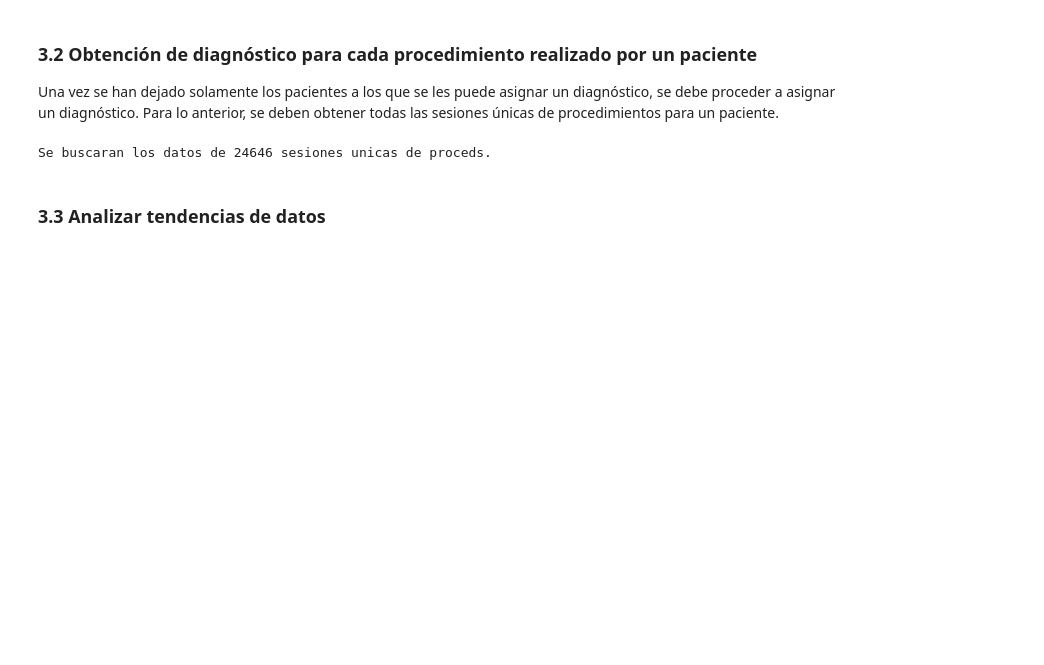
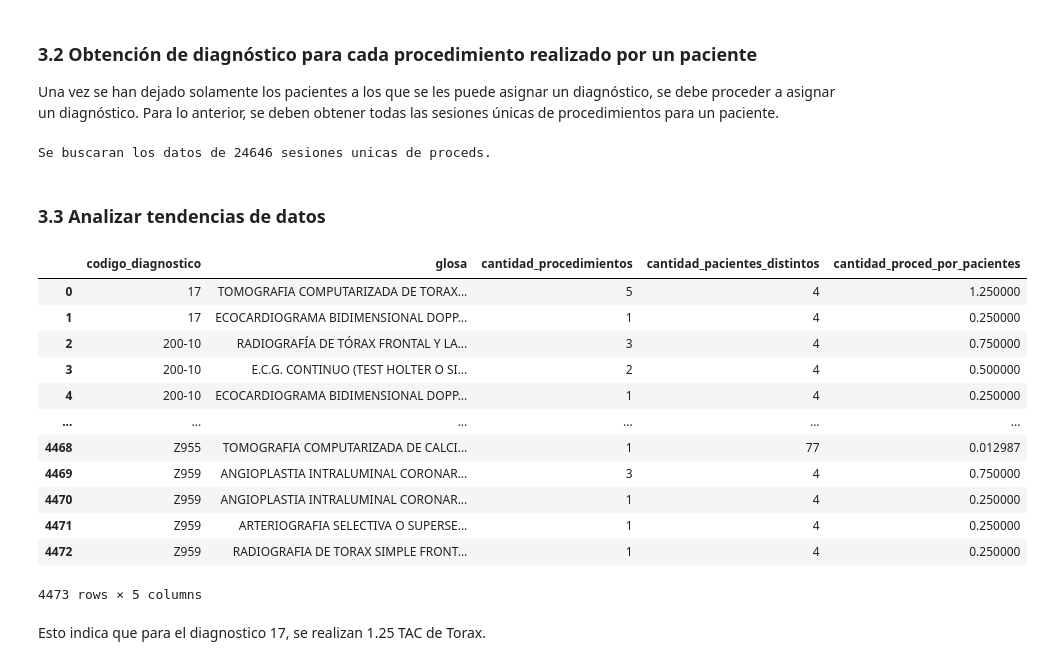
Before and after one commit to JavierRojas14/int-ambulatorio, a Jupyter notebook: notebooks/2.0-jrb-time-series-analysis.ipynb, the cells around one changed output. Saved outputs shown, nothing was run; the diff lists cells and outputs as text; code cells hidden in the pictures; blank space fills up the shorter version.

Commit message:
Reporta procedimientos por diag y paciente

```diff
--- a/notebooks/2.0-jrb-time-series-analysis.ipynb
+++ b/notebooks/2.0-jrb-time-series-analysis.ipynb
@@ -547,3 +547,44 @@ proced_con_diagnosticos = build_features.asignar_diagnosticos_a_todos_los_proced
 Se buscaran los datos de 24646 sesiones unicas de proceds.
 # %% [markdown]
 ### 3.3 Analizar tendencias de datos
+# %%
+conteo_procedimientos = proced_con_diagnosticos.groupby("codigo_diagnostico")[
+    "glosa"
+].value_counts()
+conteo_procedimientos.name = "cantidad_procedimientos"
+
+cantidad_pacientes_por_diags = proced_con_diagnosticos.groupby("codigo_diagnostico")[
+    "id_paciente"
+].nunique()
+cantidad_pacientes_por_diags.name = "cantidad_pacientes_distintos"
+# %%
+proceds_por_diagnosticos_y_pacientes = pd.merge(
+    conteo_procedimientos,
+    cantidad_pacientes_por_diags,
+    how="inner",
+    left_index=True,
+    right_index=True,
+).reset_index()
+# %%
+proceds_por_diagnosticos_y_pacientes["cantidad_proced_por_pacientes"] = (
+    proceds_por_diagnosticos_y_pacientes["cantidad_procedimientos"]
+    / proceds_por_diagnosticos_y_pacientes["cantidad_pacientes_distintos"]
+)
+# %%
+display(proceds_por_diagnosticos_y_pacientes)
+# %% [output]
+|  | codigo_diagnostico | glosa | cantidad_procedimientos | cantidad_pacientes_distintos | cantidad_proced_por_pacientes |
+| 0 | 17 | TOMOGRAFIA COMPUTARIZADA DE TORAX... | 5 | 4 | 1.250000 |
+| 1 | 17 | ECOCARDIOGRAMA BIDIMENSIONAL DOPP... | 1 | 4 | 0.250000 |
+| 2 | 200-10 | RADIOGRAFÍA DE TÓRAX FRONTAL Y LA... | 3 | 4 | 0.750000 |
+| 3 | 200-10 | E.C.G. CONTINUO (TEST HOLTER O SI... | 2 | 4 | 0.500000 |
+| 4 | 200-10 | ECOCARDIOGRAMA BIDIMENSIONAL DOPP... | 1 | 4 | 0.250000 |
+| ... | ... | ... | ... | ... | ... |
+| 4468 | Z955 | TOMOGRAFIA COMPUTARIZADA DE CALCI... | 1 | 77 | 0.012987 |
+| 4469 | Z959 | ANGIOPLASTIA INTRALUMINAL CORONAR... | 3 | 4 | 0.750000 |
+| 4470 | Z959 | ANGIOPLASTIA INTRALUMINAL CORONAR... | 1 | 4 | 0.250000 |
+| 4471 | Z959 | ARTERIOGRAFIA SELECTIVA O SUPERSE... | 1 | 4 | 0.250000 |
+| 4472 | Z959 | RADIOGRAFIA DE TORAX SIMPLE FRONT... | 1 | 4 | 0.250000 |
+4473 rows × 5 columns
+# %% [markdown]
+Esto indica que para el diagnostico 17, se realizan 1.25 TAC de Torax.
```
